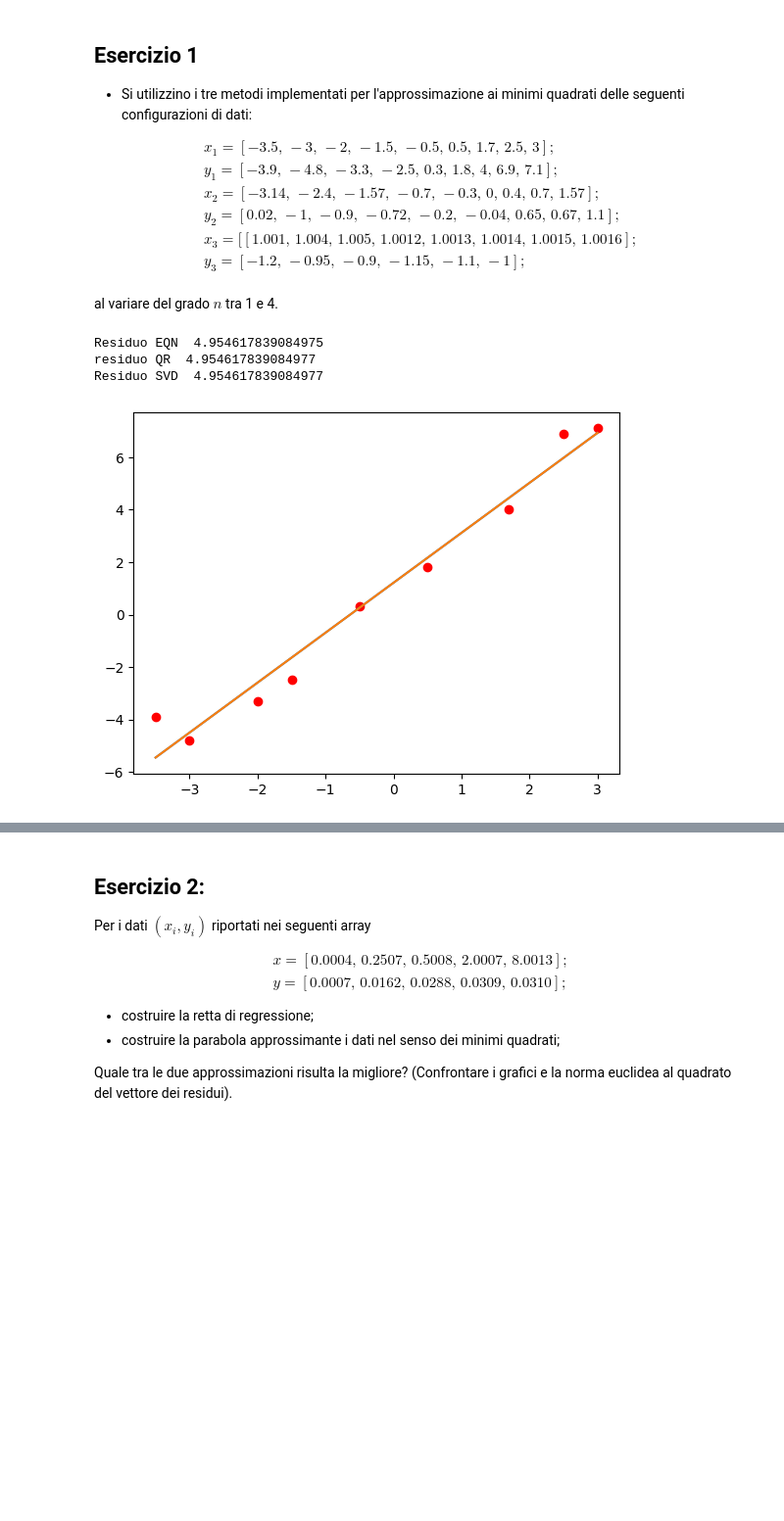
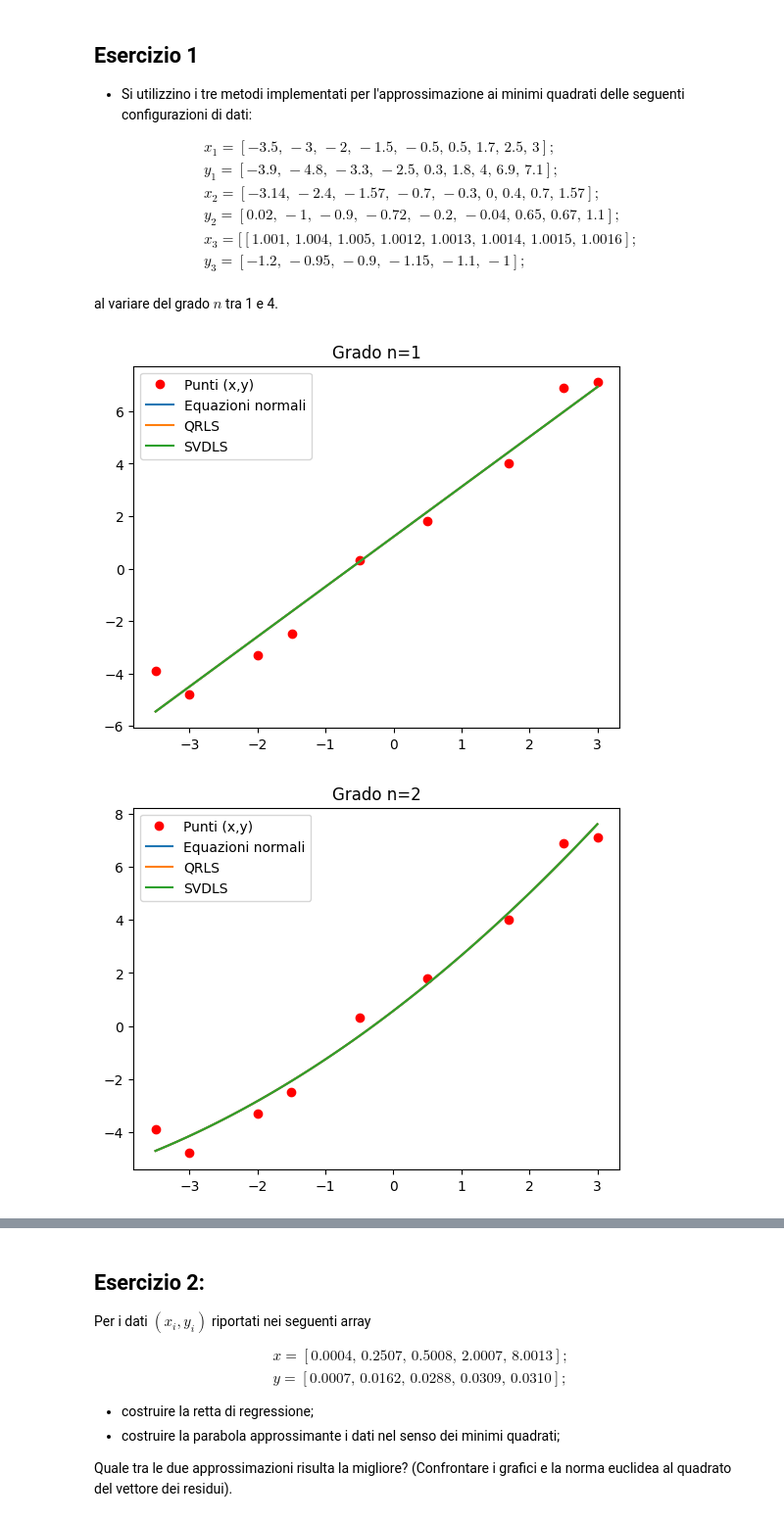
Before and after one commit to lspita/unibo-metodi-numerici-ia, a Jupyter notebook: lab12/ESercitazione_12.ipynb, the cells around one changed output, grey strips where cells are left out. Shown: that part at 98% size. Saved outputs shown, nothing was run; the diff lists cells and outputs as text; code cells hidden in the pictures; blank space fills up the shorter version.

```diff
--- a/lab12/ESercitazione_12.ipynb
+++ b/lab12/ESercitazione_12.ipynb
@@ -30,3 +16,19 @@ def eqnorm(A,b):
+# %%
+def eqnorm(A,b):
+
+    G=A.T@A
+    f=A.T@b
+
+    L=sp.linalg.cholesky(G, lower=True)
+    U=L.T
+
+    x, flag = st.Lsolve(L, f)
+    if flag == 0:
+        x, flag = st.Usolve(U, x)
+
+    residuo = np.linalg.norm(A@x-b)**2
+
+    return x, residuo
 # %% [markdown]
 ### Codice QRLS
 Implementare la function  **qrLS(A,b)** che utilizza il metodo QR per la soluzione del sistema sovradeterminato Ax=b e che prende in input:
@@ -82,34 +84,27 @@ y_3 = [-1.2, \, -0.95, \, -0.9, \, -1.15, \, -1.1, \, -1] ;\\
 $$
 
 al variare del grado $n$ tra 1 e 4.
-# %%
-x= np.array([-3.5,-3, -2, -1.5, -0.5, 0.5, 1.7, 2.5, 3])
-y = np.array([-3.9,-4.8,-3.3,-2.5, 0.3,1.8,4,6.9,7.1])
-#x=np.array( [-3.14,  -2.4,  -1.57,  -0.7,  -0.3,  0,  0.4,  0.7,  1.57]  )
-#y=np.array(  [0.02,  -1, -0.9,   -0.72,   -0.2,   -0.04,  0.65,   0.67,   1.1] )
-#x  = np.array([1.001, 1.004, 1.005,1.0012, 1.0013,   1.0014,   1.0015,  1.0016])
-#y  = np.array([-1.2,-1.0, -0.98,-0.95,-0.9, -1.15, -1.1, -1])
-m=x.shape[0]
-n=1  #grado del polinomio di regressione
-n1=n+1  # gradi di libertà
-A=np.vander(x,increasing=True)[:,:n1]
-alpha_EQN=eqnorm(A,y)
-residuo_eqn=np.linalg.norm(A@alpha_EQN-y.reshape(m,1))**2
-
-alpha_QR,residuo_QR=qrLS(A,y)
-alpha_SVD,residuo_SVD=SVDLS(A,y)
-
-print("Residuo EQN ",residuo_eqn)
-print("residuo QR ",residuo_QR)
-print("Residuo SVD ",residuo_SVD)
-xv=np.linspace(np.min(x),np.max(x),100)
-pol_EQN=np.polyval(np.flip(alpha_EQN),xv)
-pol_QR=np.polyval(np.flip(alpha_QR),xv)
-pol_SVD=np.polyval(np.flip(alpha_SVD),xv)
-plt.plot(x,y,'ro',xv,pol_QR,xv,pol_SVD)
-plt.show()
-# %% [output]
-Residuo EQN  4.954617839084975
-residuo QR  4.954617839084977
-Residuo SVD  4.954617839084977
-[figure, removed]
+# %%
+x = np.array([-3.5, -3, -2, -1.5, -0.5, 0.5, 1.7, 2.5, 3])
+y = np.array([-3.9, -4.8, -3.3, -2.5, 0.3, 1.8, 4, 6.9, 7.1])
+
+m = x.shape[0]
+for n in range(1, 5): # grado del polinomio
+    n1=n+1 # grado di libertà
+
+    A = np.vander(x, increasing=True)[:,:n1]
+    x_eqn, residuo_eqn = eqnorm(A, y)
+    x_qr, residuo_qr = qrLS(A, y)
+    x_svd, residuo_svd = SVDLS(A, y)
+
+    xx = np.linspace(np.min(x), np.max(x), 100)
+    plt.title(f"Grado n={n}")
+    plt.plot(x, y, "ro", label="Punti (x,y)")
+    plt.plot(xx, np.polyval(np.flip(x_eqn), xx), label="Equazioni normali")
+    plt.plot(xx, np.polyval(np.flip(x_qr), xx), label="QRLS")
+    plt.plot(xx, np.polyval(np.flip(x_svd), xx), label="SVDLS")
+    plt.legend()
+    plt.show()
+# %% [output]
+[figure, added]
+[figure, added]
```
Also changed, not shown: parts of 9 cells of this notebook.
